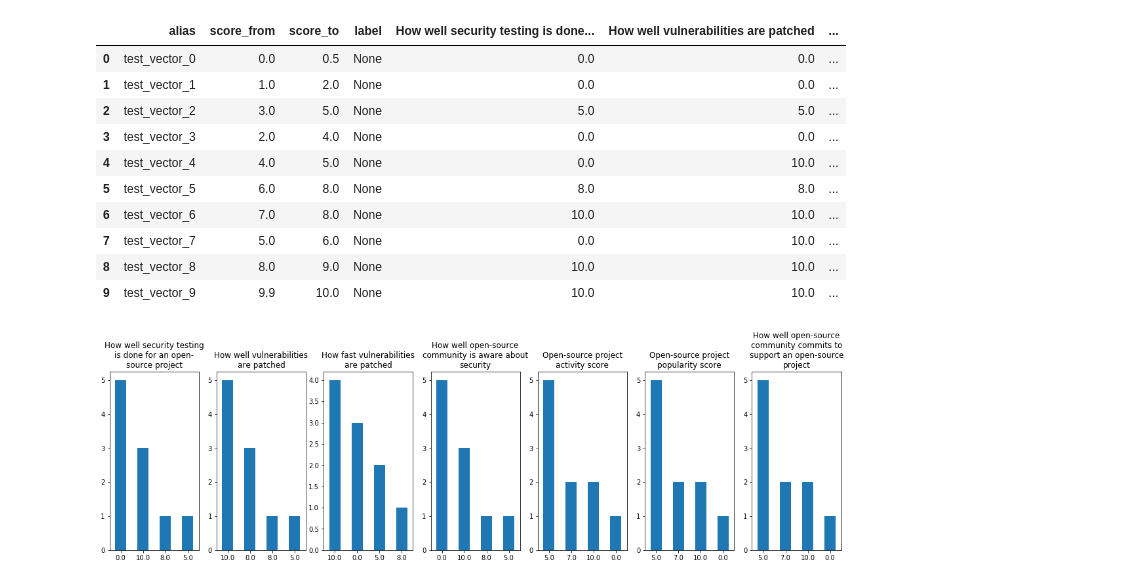
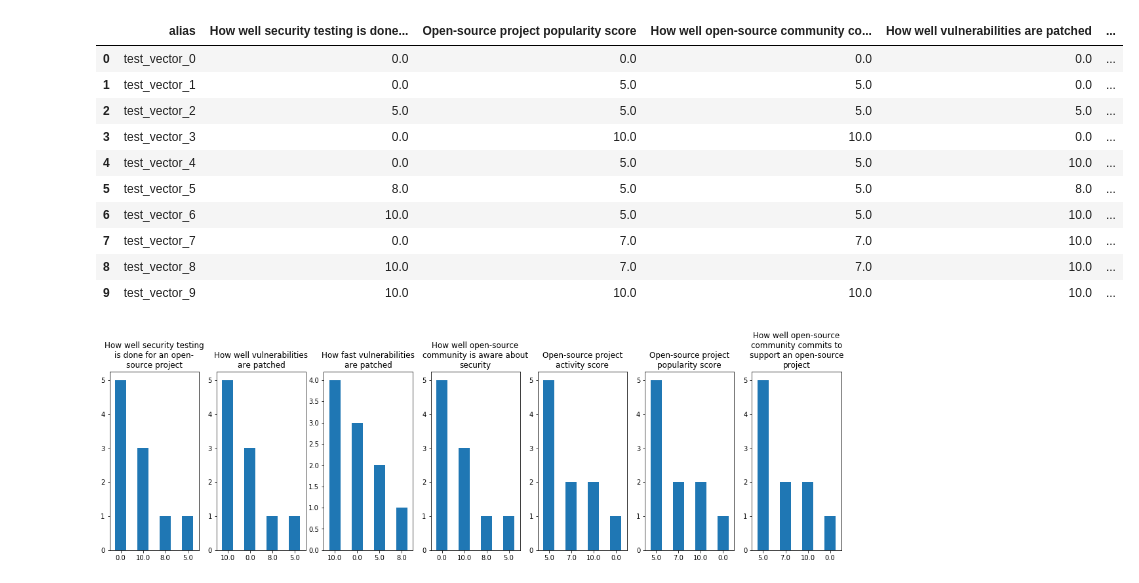
Before and after one commit to SAP/fosstars-rating-core, a Jupyter notebook: src/main/jupyter/oss/security/OssSecurityScoreTestVectors.ipynb, the cells around one changed output. Cells and saved outputs as stored; diff of their text form; code cells hidden in the pictures.

```diff
--- a/src/main/jupyter/oss/security/OssSecurityScoreTestVectors.ipynb
+++ b/src/main/jupyter/oss/security/OssSecurityScoreTestVectors.ipynb
@@ -188,25 +12,25 @@ test_vector_list.check()
 # %%
-# define test vectors
-test_vectors = test_vector_list.make_data_frame()
+import commons
 
-# store the test vectors to a CSV file
-filename = '../../../resources/com/sap/sgs/phosphor/fosstars/model/score/oss/OssSecurityScoreTestVectors.csv'
-test_vectors.to_csv(filename)
+
+# load test vectors
+file = '../../../../../src/main/resources/com/sap/sgs/phosphor/fosstars/model/score/oss/OssSecurityScoreTestVectors.yml'
+test_vectors = commons.load_test_vectors_from_yaml(file, features)
 
 # print out the test vectors
 test_vectors
 # %% [output]
-|  | alias | score_from | score_to | label | How well security testing is done... | How well vulnerabilities are patched | ... |
-| 0 | test_vector_0 | 0.0 | 0.5 | None | 0.0 | 0.0 | ... |
-| 1 | test_vector_1 | 1.0 | 2.0 | None | 0.0 | 0.0 | ... |
-| 2 | test_vector_2 | 3.0 | 5.0 | None | 5.0 | 5.0 | ... |
-| 3 | test_vector_3 | 2.0 | 4.0 | None | 0.0 | 0.0 | ... |
-| 4 | test_vector_4 | 4.0 | 5.0 | None | 0.0 | 10.0 | ... |
-| 5 | test_vector_5 | 6.0 | 8.0 | None | 8.0 | 8.0 | ... |
-| 6 | test_vector_6 | 7.0 | 8.0 | None | 10.0 | 10.0 | ... |
-| 7 | test_vector_7 | 5.0 | 6.0 | None | 0.0 | 10.0 | ... |
-| 8 | test_vector_8 | 8.0 | 9.0 | None | 10.0 | 10.0 | ... |
-| 9 | test_vector_9 | 9.9 | 10.0 | None | 10.0 | 10.0 | ... |
+|  | alias | How well security testing is done... | Open-source project popularity score | How well open-source community co... | How well vulnerabilities are patched | ... |
+| 0 | test_vector_0 | 0.0 | 0.0 | 0.0 | 0.0 | ... |
+| 1 | test_vector_1 | 0.0 | 5.0 | 5.0 | 0.0 | ... |
+| 2 | test_vector_2 | 5.0 | 5.0 | 5.0 | 5.0 | ... |
+| 3 | test_vector_3 | 0.0 | 10.0 | 10.0 | 0.0 | ... |
+| 4 | test_vector_4 | 0.0 | 5.0 | 5.0 | 10.0 | ... |
+| 5 | test_vector_5 | 8.0 | 5.0 | 5.0 | 8.0 | ... |
+| 6 | test_vector_6 | 10.0 | 5.0 | 5.0 | 10.0 | ... |
+| 7 | test_vector_7 | 0.0 | 7.0 | 7.0 | 10.0 | ... |
+| 8 | test_vector_8 | 10.0 | 7.0 | 7.0 | 10.0 | ... |
+| 9 | test_vector_9 | 10.0 | 10.0 | 10.0 | 10.0 | ... |
 # %%
 commons.draw_hists(features, test_vectors)
 # %% [output]
```
Also changed, not shown: parts of 4 cells of this notebook, 50 other files.
